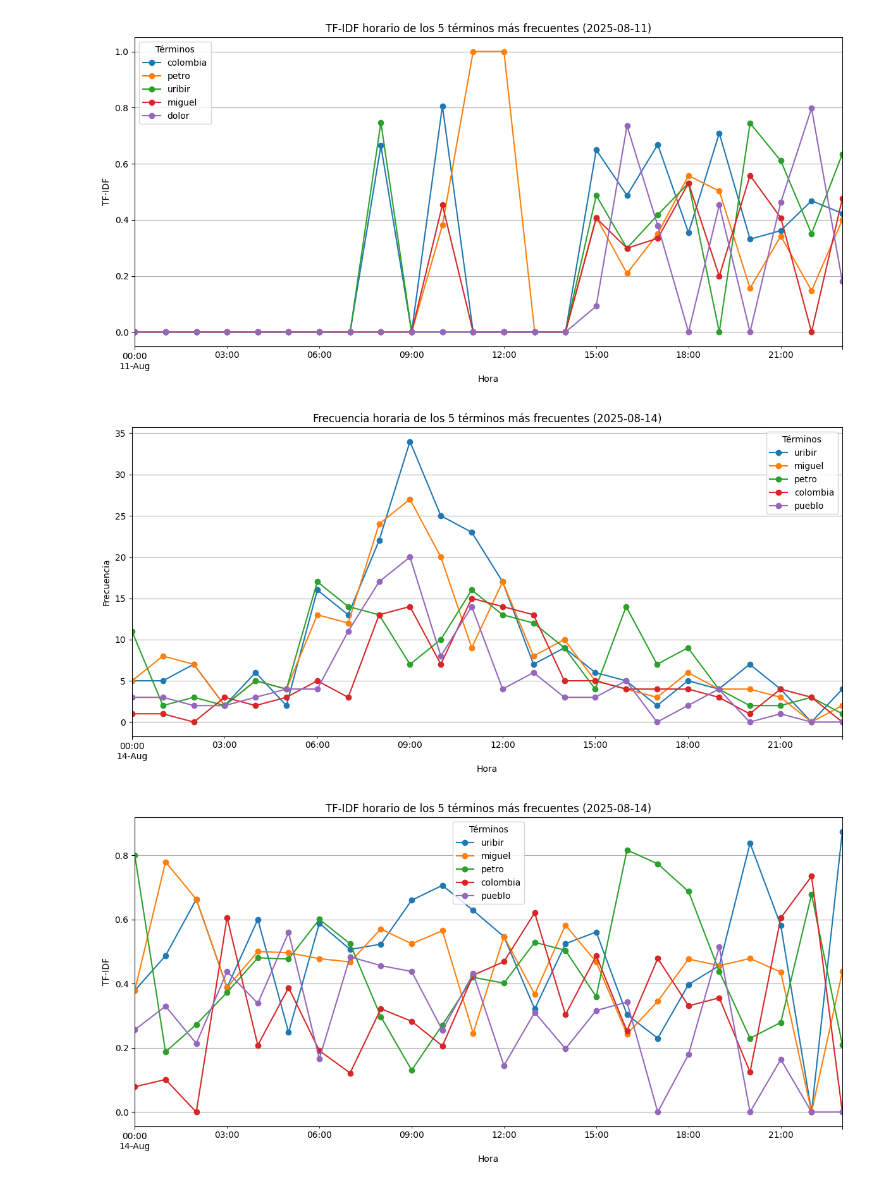
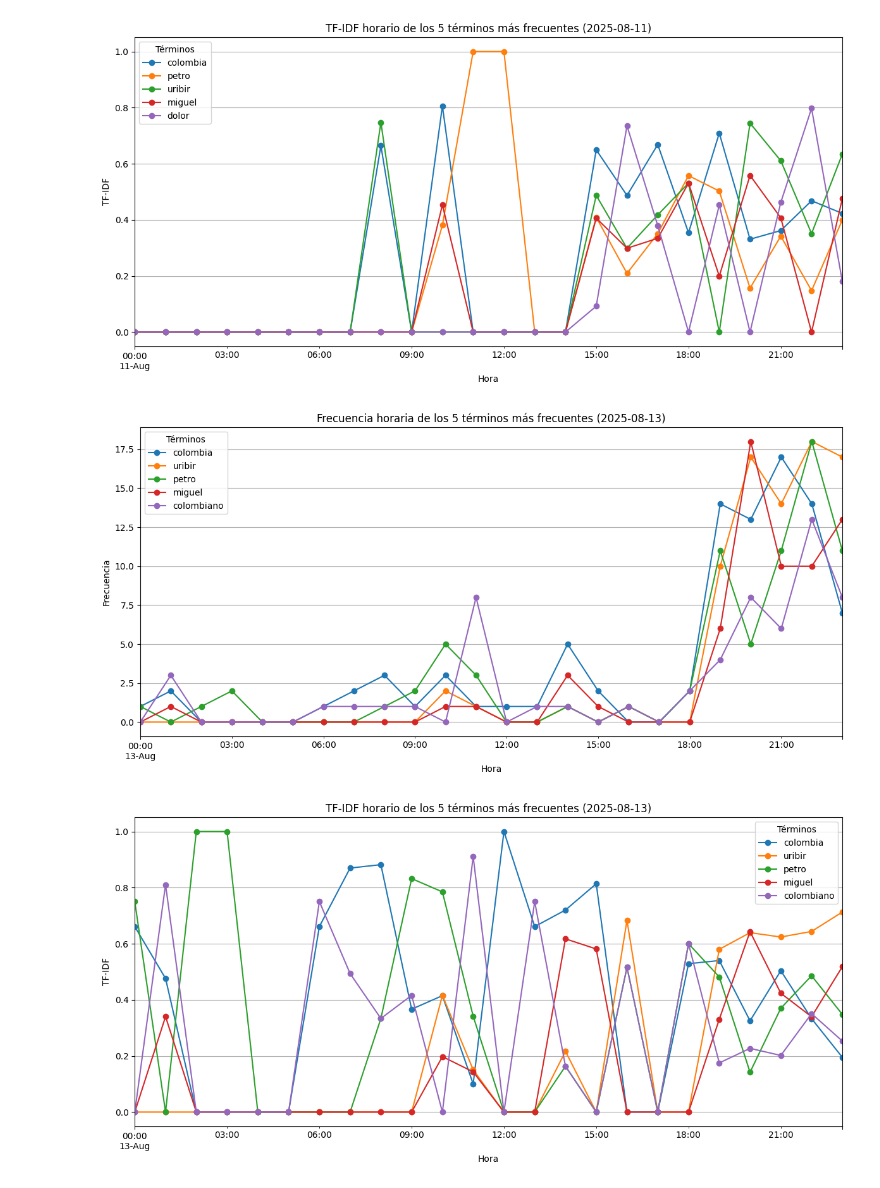
Before and after one commit to lauubetancourt/youtube-data-extraction, a Jupyter notebook: notebooks/TF-IDF.ipynb, the cells around one changed output. Drawn from its saved outputs; the diff is of its cells as text; code cells hidden in the pictures.

```diff
--- a/notebooks/TF-IDF.ipynb
+++ b/notebooks/TF-IDF.ipynb
@@ -594,13 +576,13 @@ counts_24h, tfidf_24h = top_terms_24h(
 # %%
 # Día del funeral de Miguel Uribe
 counts_24h, tfidf_24h = top_terms_24h(
     df,
-    day="2025-08-14",
+    day="2025-08-13",
     top_n=5,
     stopwords=stopwords_es,
     text_col="cleaned_comment",
     datetime_col="published_at",
 )
 # %% [output]
-[figure, old version]
+[figure, new version]
-[figure, old version]
+[figure, new version]
```
Also changed, not shown: parts of 6 cells of this notebook.
